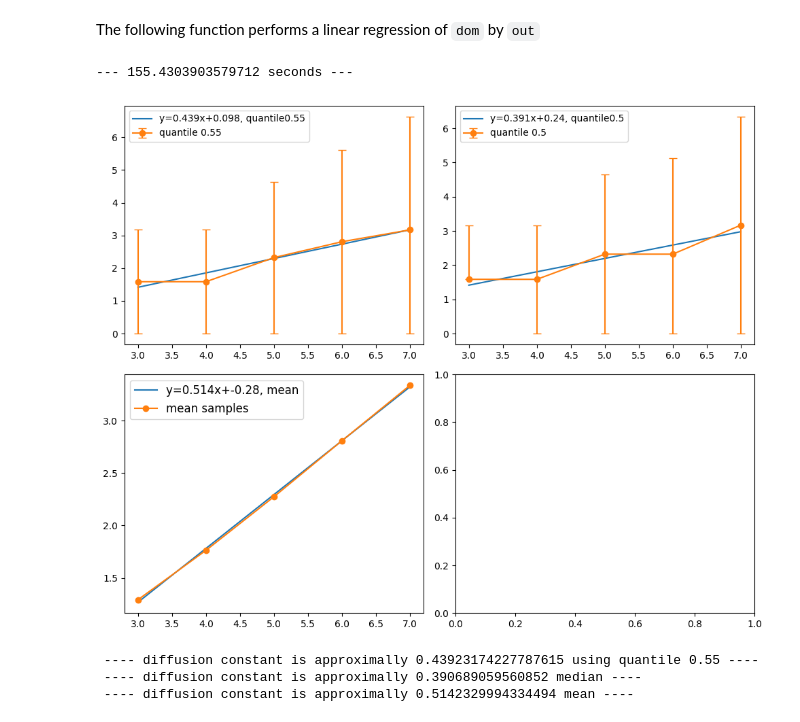
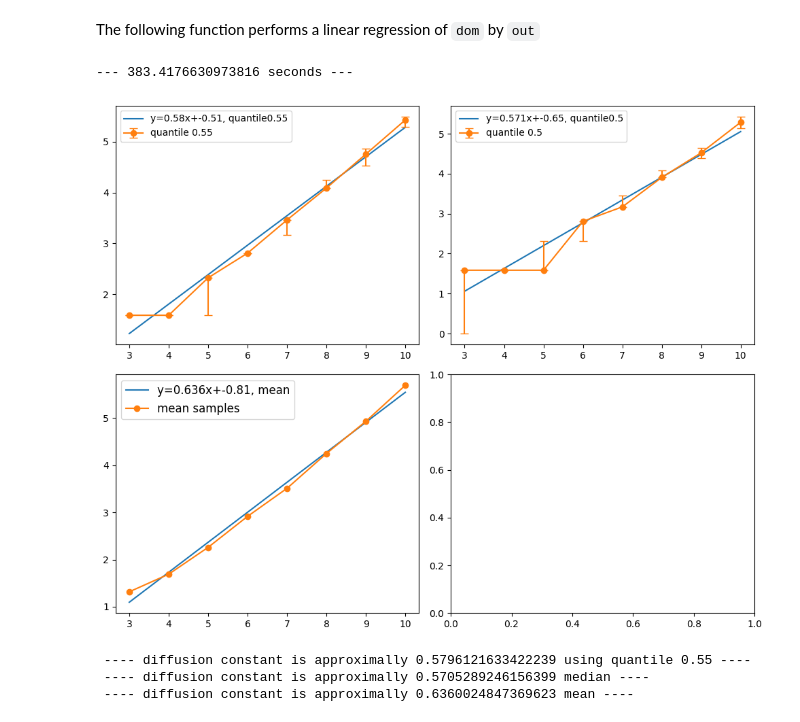
Before and after one commit to IgorSSBarbosa/Random-Walk-on-Random-Environment, a Jupyter notebook: loglogplot.ipynb, the cells around one changed output. Cells and saved outputs as stored; diff of their text form; code cells hidden in the pictures.

```diff
--- a/loglogplot.ipynb
+++ b/loglogplot.ipynb
@@ -154,14 +154,17 @@ def log_log_plot(q,dom, A, alpha=0.01):
     logmean   = np.log(meanA)/np.log(2)
     logmedian = np.log(median)/np.log(2)
 
-    logerrorbar = np.log(mult_ci(q,sortedAbs,alpha))/np.log(2)
-    logerrorbar_median = np.log(mult_ci(0.5, sortedAbs,alpha))/np.log(2)
+    log_ci = np.log(mult_ci(q,sortedAbs,alpha))/np.log(2)
+    log_ci_median = np.log(mult_ci(0.5, sortedAbs,alpha))/np.log(2)
+
+    log_errorbar = [logquantile- log_ci[0],log_ci[1]-logquantile]
+    log_errorbar_median = [logmedian -log_ci_median[0], log_ci_median[1]-logmedian]
 
     fig, ax = plt.subplots(2, 2, figsize=(10, 8))
 
-    quantile_coef = linear_regression(dom,logquantile,fig,ax,0,0,q,logerrorbar)
-    median_coef = linear_regression(dom,logmedian,fig,ax,0,1,0.5,logerrorbar_median)
-    mean_coef = linear_regression(dom,logmean,fig,ax,1,0)
+    quantile_coef = linear_regression(dom,logquantile,fig,ax,pos_x=0,pos_y=0,q=q,errorbar=log_errorbar)
+    median_coef = linear_regression(dom,logmedian,fig,ax,pos_x=0,pos_y=1,q=0.5,errorbar=log_errorbar_median)
+    mean_coef = linear_regression(dom,logmean,fig,ax,pos_x=1,pos_y=0)
 
     plt.tight_layout()
     plt.show()
@@ -172,17 +175,17 @@ def log_log_plot(q,dom, A, alpha=0.01):
 # %%
 
 # Example of use
 k1 = 3
-k2 = 7
-Numbsimul = 10000
+k2 = 10
+Numbsimul = 1000
 A = full_data_random_walk(k1,k2, Numbsimul)
 
 q = 0.55
 dom = np.arange(k1,k2+1)
 log_log_plot(q,dom,A)
 # %% [output]
---- 155.4303903579712 seconds ---
+--- 383.4176630973816 seconds ---
-[figure, old version]
+[figure, new version]
- ---- diffusion constant is approximally 0.43923174227787615 using quantile 0.55 ----
- ---- diffusion constant is approximally 0.390689059560852 median ----
- ---- diffusion constant is approximally 0.5142329994334494 mean ----
+ ---- diffusion constant is approximally 0.5796121633422239 using quantile 0.55 ----
+ ---- diffusion constant is approximally 0.5705289246156399 median ----
+ ---- diffusion constant is approximally 0.6360024847369623 mean ----
```
Also changed, not shown: parts of 3 cells of this notebook, 2 other files.
